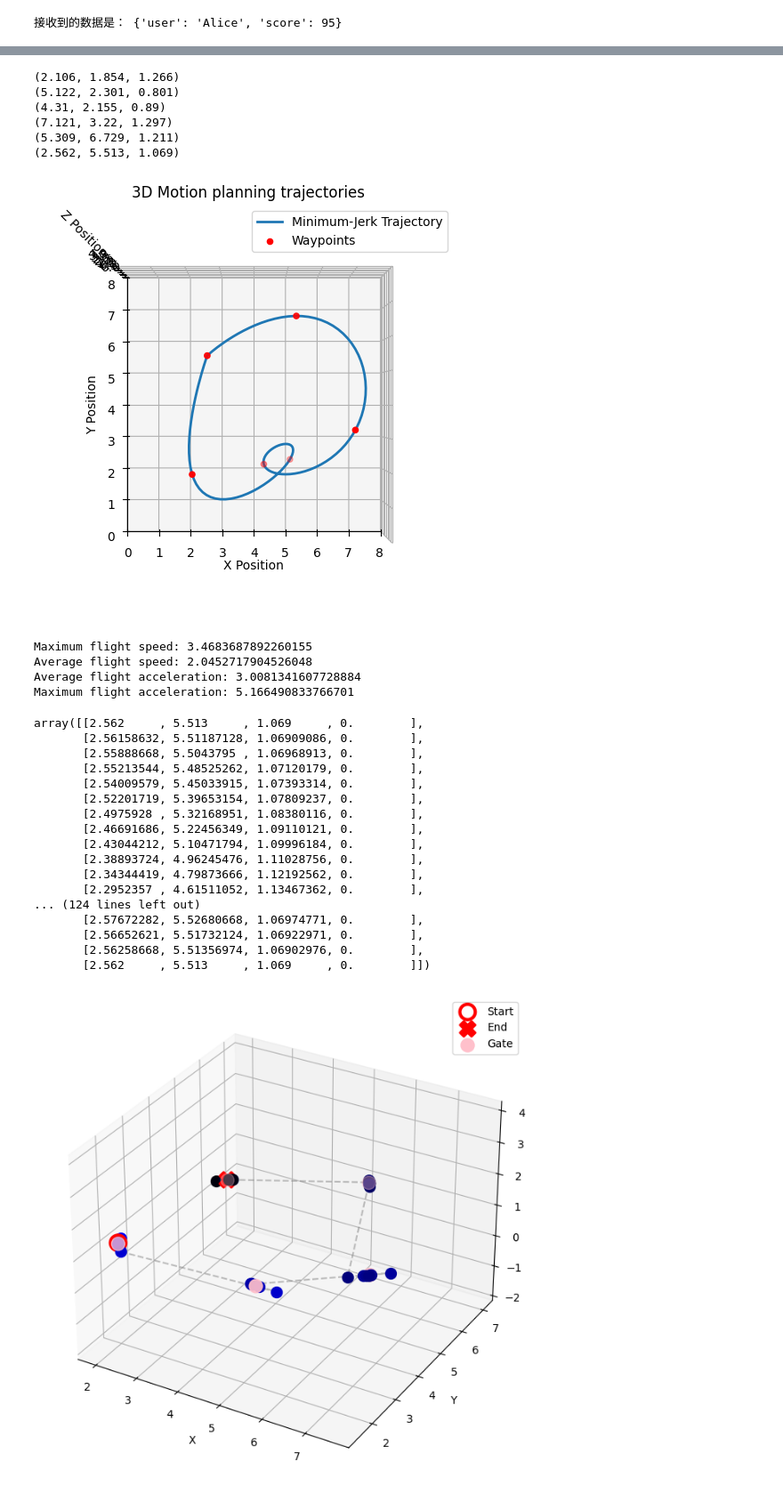
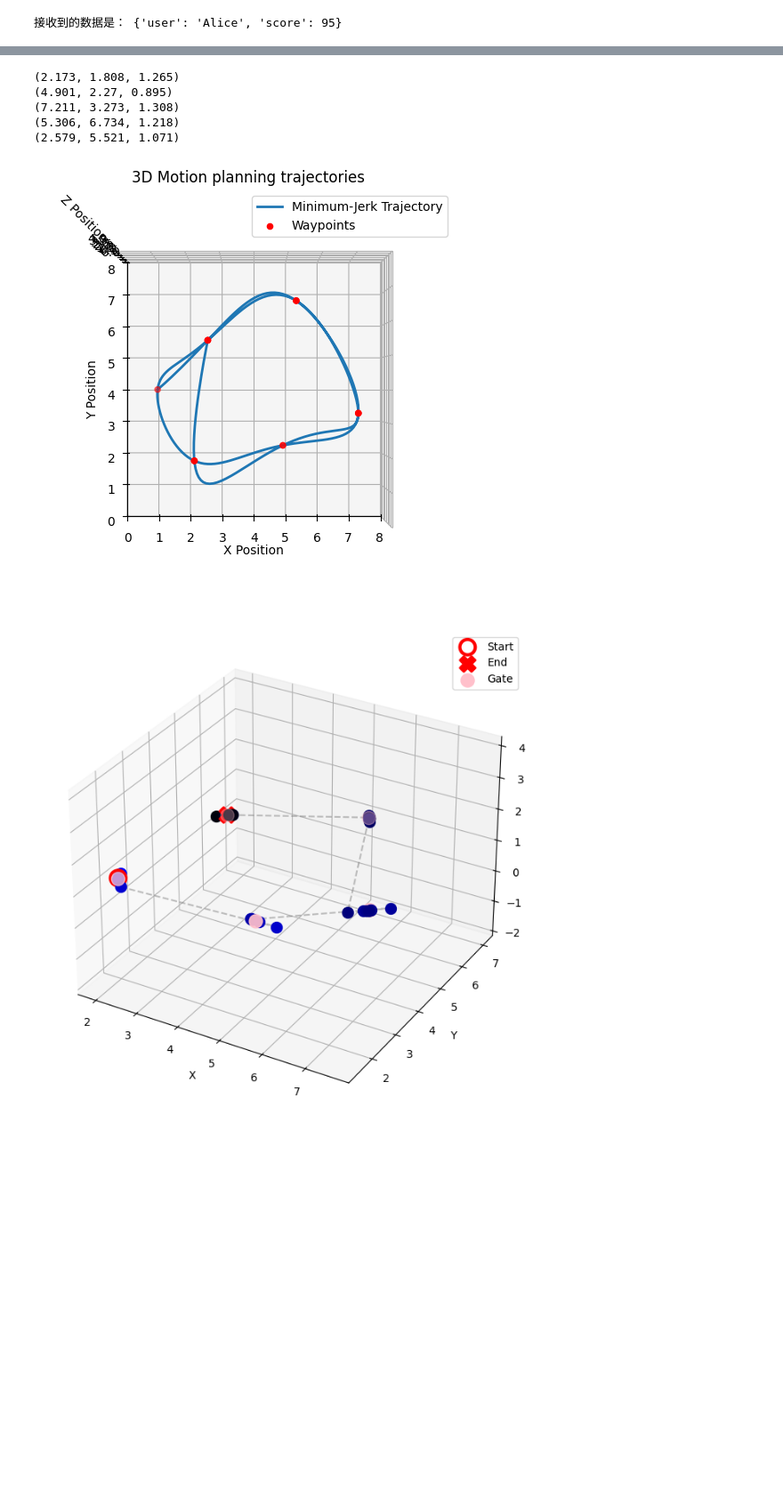
Before and after one commit to MATH-286-Pro/EPFL-MICRO-502-Aerial-Robotics, a Jupyter notebook: test.ipynb, the cells around one changed output, grey strips where cells are left out. Shown at 89% size. Cells and saved outputs as stored; diff of their text form; code cells hidden in the pictures; blank space fills up the shorter version.

Commit message:
优化 filter 函数，关闭叉乘方向检测，可以做到乱序目标点排序后路径规划

```diff
--- a/test.ipynb
+++ b/test.ipynb
@@ -278,45 +278,33 @@ plt.show()
 # %%
-from controllers.main.assignment.filter import *
+from controllers.main.assignment.filter2 import *
 
 data = AggregatedExtractor(csv_path='target_positions.csv')
-data.get_aggregated()
+# data.get_aggregated()
+# data.sort_aggregated()
 points = data.convert_to_planning()
 
 for point in points:
     print(point)
 
+path_points = []
+path_points.append(points[-1])
+path_points.extend(points[0:-1])
+path_points.append(points[-1])
+path_points.append([1, 4, 0.6]) #00FF00 添加起点
+path_points.extend(points)
+path_points.append([1, 4, 0.6]) #00FF00 添加起点
+
+
 from controllers.main.assignment.planning import *
-planner = MotionPlanner3D(obstacles=None, points=points, DEBUG = True)
-planner.trajectory_setpoints
+planner = MotionPlanner3D(obstacles=None, path=path_points, DEBUG = True)
+# planner.trajectory_setpoints
 # %% [output]
-(2.106, 1.854, 1.266)
-(5.122, 2.301, 0.801)
-(4.31, 2.155, 0.89)
-(7.121, 3.22, 1.297)
-(5.309, 6.729, 1.211)
-(2.562, 5.513, 1.069)
+(2.173, 1.808, 1.265)
+(4.901, 2.27, 0.895)
+(7.211, 3.273, 1.308)
+(5.306, 6.734, 1.218)
+(2.579, 5.521, 1.071)
-[figure, old version]
+[figure, new version]
-Maximum flight speed: 3.4683687892260155
-Average flight speed: 2.0452717904526048
-Average flight acceleration: 3.0081341607728884
-Maximum flight acceleration: 5.166490833766701
-array([[2.562     , 5.513     , 1.069     , 0.        ],
-       [2.56158632, 5.51187128, 1.06909086, 0.        ],
-       [2.55888668, 5.5043795 , 1.06968913, 0.        ],
-       [2.55213544, 5.48525262, 1.07120179, 0.        ],
-       [2.54009579, 5.45033915, 1.07393314, 0.        ],
-       [2.52201719, 5.39653154, 1.07809237, 0.        ],
-       [2.4975928 , 5.32168951, 1.08380116, 0.        ],
-       [2.46691686, 5.22456349, 1.09110121, 0.        ],
-       [2.43044212, 5.10471794, 1.09996184, 0.        ],
-       [2.38893724, 4.96245476, 1.11028756, 0.        ],
-       [2.34344419, 4.79873666, 1.12192562, 0.        ],
-       [2.2952357 , 4.61511052, 1.13467362, 0.        ],
-... (124 lines left out)
-       [2.57672282, 5.52680668, 1.06974771, 0.        ],
-       [2.56652621, 5.51732124, 1.06922971, 0.        ],
-       [2.56258668, 5.51356974, 1.06902976, 0.        ],
-       [2.562     , 5.513     , 1.069     , 0.        ]])
 # %%
 def set_axes_equal(ax):
     '''
```
Also changed, not shown: parts of 1 cell of this notebook, 5 other files.
